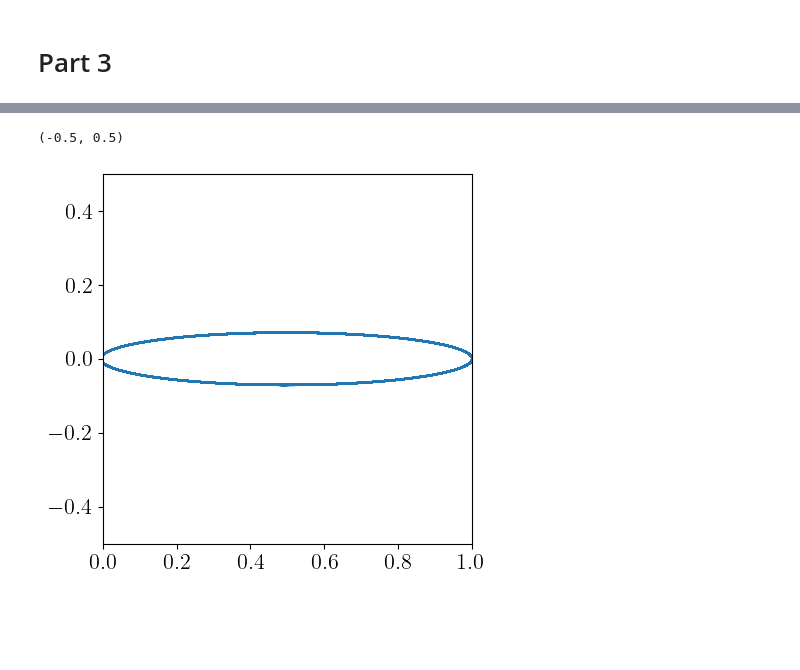
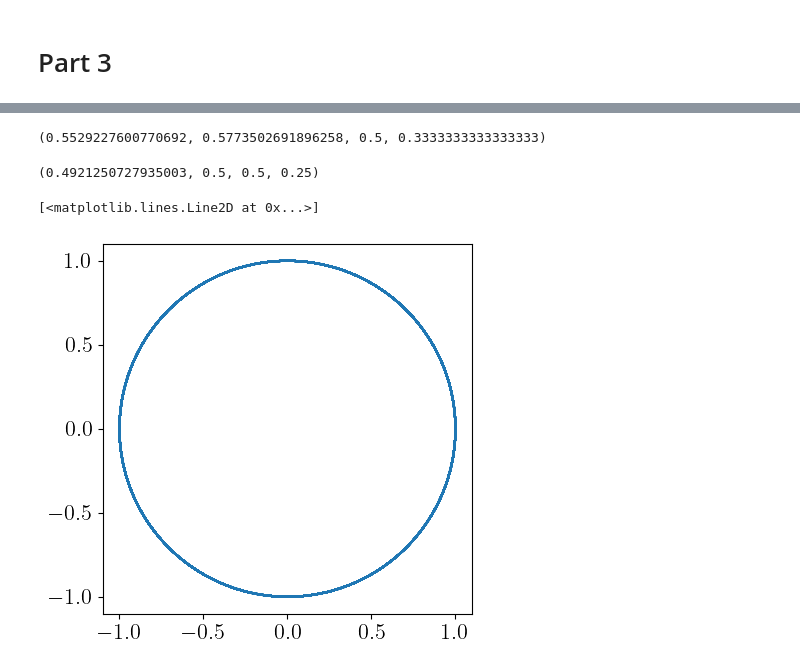
Before and after one commit to acwen11/hw3, a Jupyter notebook: output/Q4.ipynb, the cells around one changed output, grey strips where cells are left out. Drawn from its saved outputs; the diff is of its cells as text; code cells hidden in the pictures; blank space fills up the shorter version.

```diff
--- a/output/Q4.ipynb
+++ b/output/Q4.ipynb
@@ -166,10 +160,18 @@ get_period_data("circ", -1)
+# %%
+get_period_data("circ", 1)
+# %% [output]
+(0.5529227600770692, 0.5773502691896258, 0.5, 0.3333333333333333)
+# %%
+get_period_data("circ", 2)
+# %% [output]
+(0.4921250727935003, 0.5, 0.5, 0.25)
 # %%
-circ_orbit  = np.loadtxt("powerlaw/circ_orbit.dat").T
+circ_orbit  = np.loadtxt("powerlaw/circ_2_orbit.dat").T
 fig, ax = plt.subplots()
 ax.set_box_aspect(1)
 plt.plot(circ_orbit[1], circ_orbit[2])
-plt.xlim(0, 1)
-plt.ylim(-0.5, 0.5)
+#plt.xlim(0, 1)
+#plt.ylim(-0.5, 0.5)
 # %% [output]
-(-0.5, 0.5)
+[<matplotlib.lines.Line2D at 0x...>]
-[figure, old version]
+[figure, new version]
```
Also changed, not shown: parts of 12 cells of this notebook, 3 other files.
